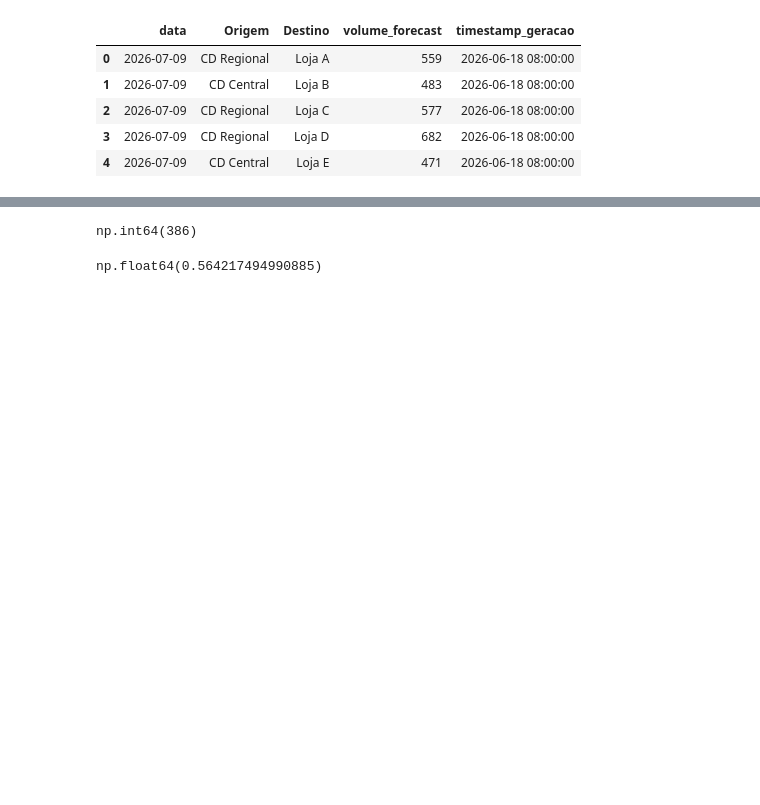
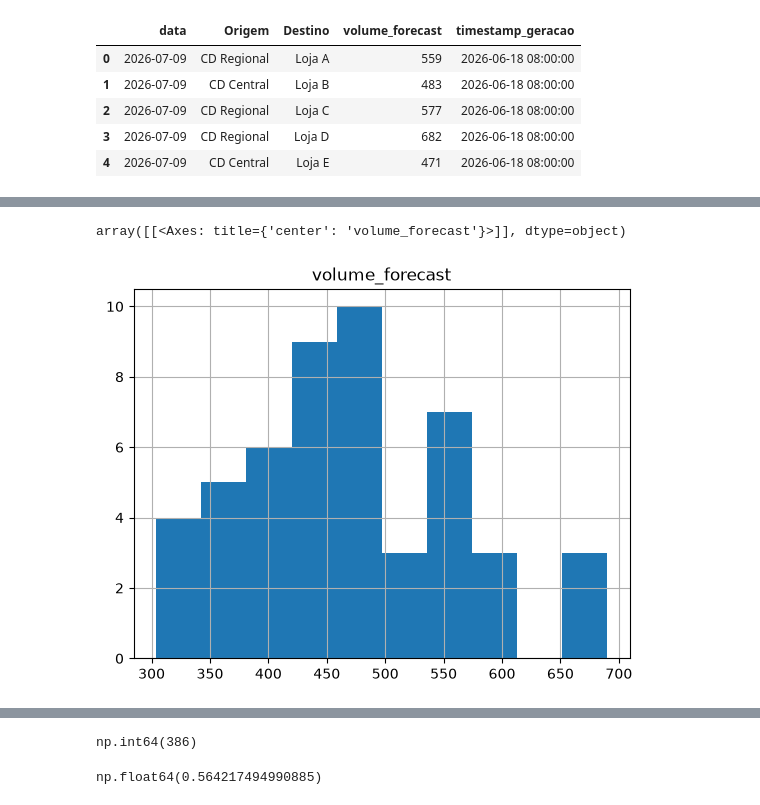
Before and after one commit to DevCodebi/analise-de-forecast, a Jupyter notebook: notebooks/01_exploracao.ipynb, the cells around one changed output, grey strips where cells are left out. Cells and saved outputs as stored; diff of their text form; code cells hidden in the pictures; blank space fills up the shorter version.

Commit message:
Atualiza exploração do forecast e ignora arquivos de cache Python.
EOF

Co-authored-by: Cursor <cursoragent@cursor.com>

```diff
--- a/notebooks/01_exploracao.ipynb
+++ b/notebooks/01_exploracao.ipynb
@@ -18,7 +19,10 @@ from operator import index
 
 
 df = carregar_dados_preparados()
+df['data'] = pd.to_datetime(df['data'], errors='coerce')
 df.head()
+#filtro_destino = df[df['Destino'] == 'Loja A']
+#filtro_destino
 # %% [output]
 |  | data | Origem | Destino | volume_forecast | timestamp_geracao |
 | 0 | 2026-07-09 | CD Regional | Loja A | 559 | 2026-06-18 08:00:00 |
@@ -29 +55,6 @@ df.head()
+# %%
+df.hist()
+# %% [output]
+array([[<Axes: title={'center': 'volume_forecast'}>]], dtype=object)
+[figure, added]
 # %%
```
Also changed, not shown: parts of 6 cells of this notebook, 3 other files.
